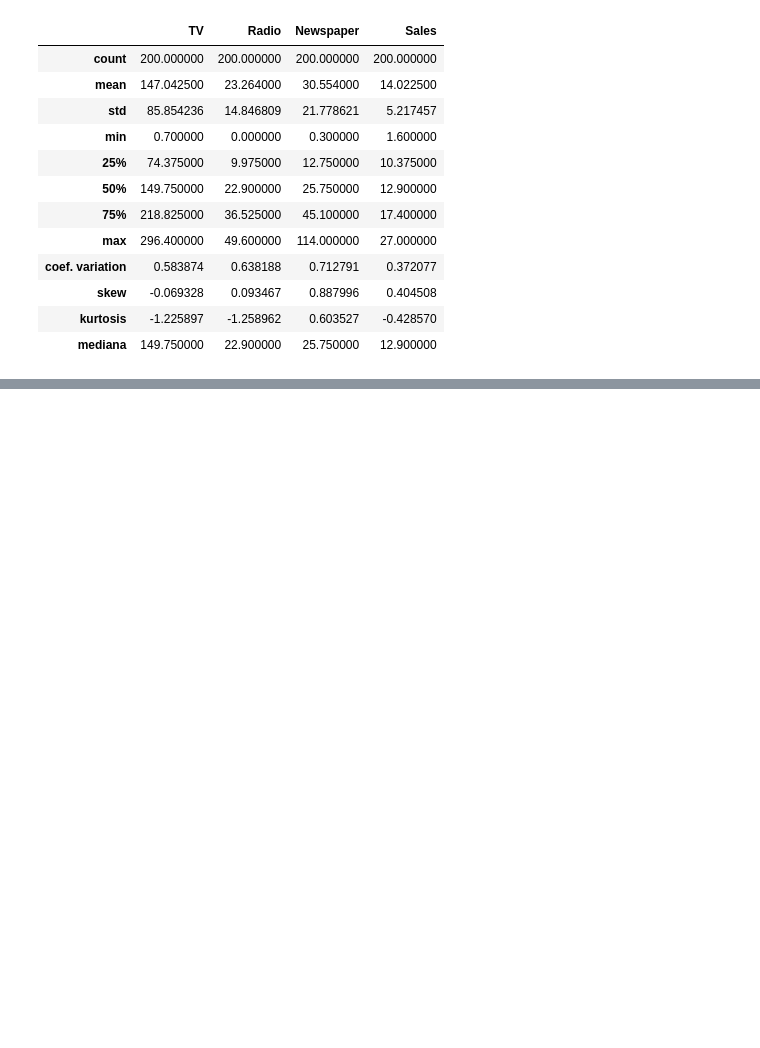
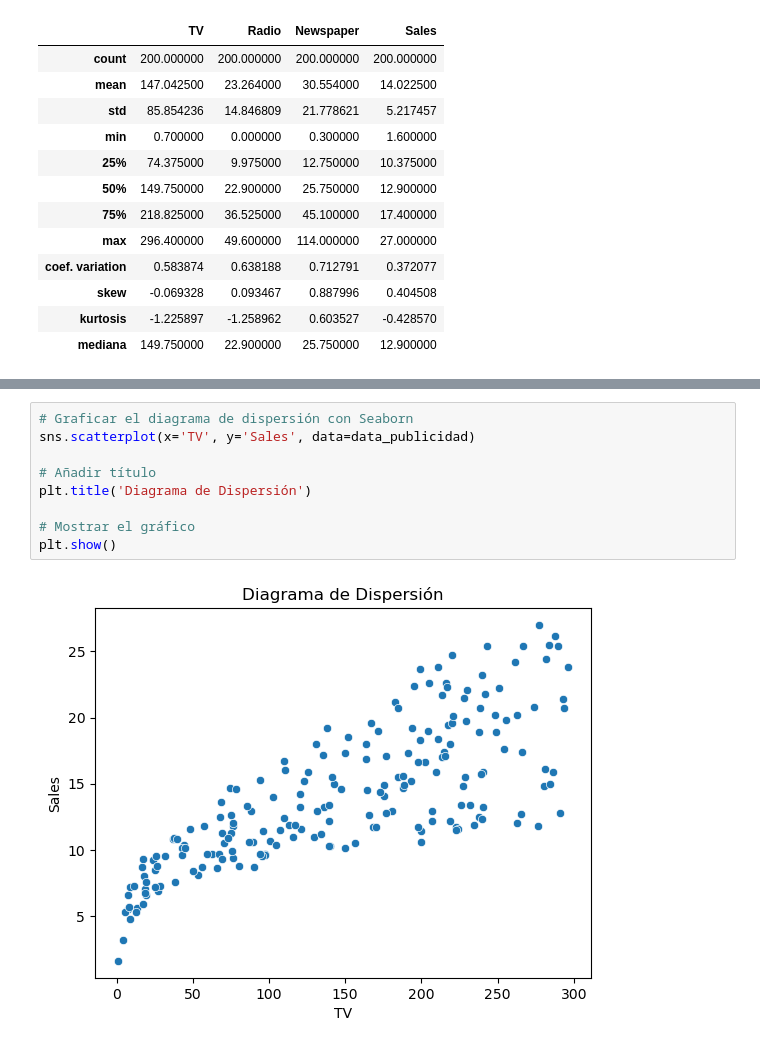
Before and after one commit to Daniel1martinez2/mcd-analisis-cuantitativo-evaluacion-1, a Jupyter notebook: punto_4.ipynb, the cells around one changed output, grey strips where cells are left out. Saved outputs shown, nothing was run; the diff lists cells and outputs as text; blank space fills up the shorter version.

```diff
--- a/punto_4.ipynb
+++ b/punto_4.ipynb
@@ -125,0 +233,11 @@ plt.show()
+# %%
+# Graficar el diagrama de dispersión con Seaborn
+sns.scatterplot(x='TV', y='Sales', data=data_publicidad)
+
+# Añadir título
+plt.title('Diagrama de Dispersión')
+
+# Mostrar el gráfico
+plt.show()
+# %% [output]
+[figure, added]
```
Also changed, not shown: parts of 41 cells of this notebook, 1 other file.
